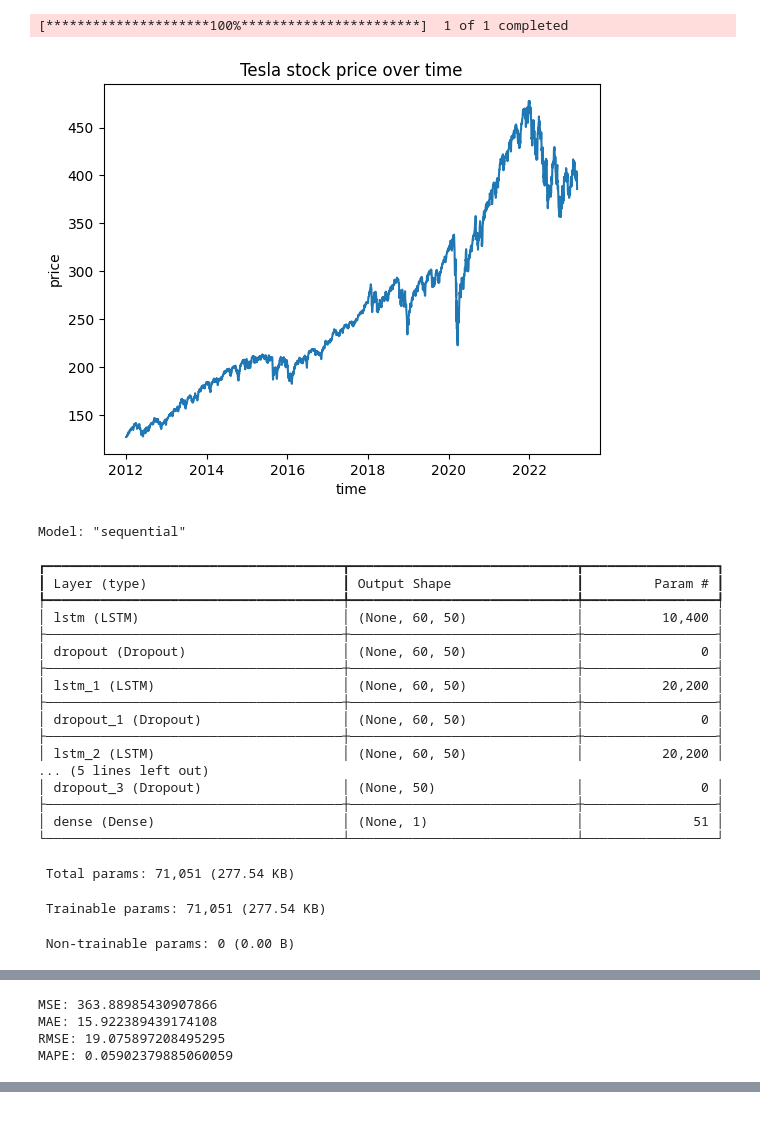
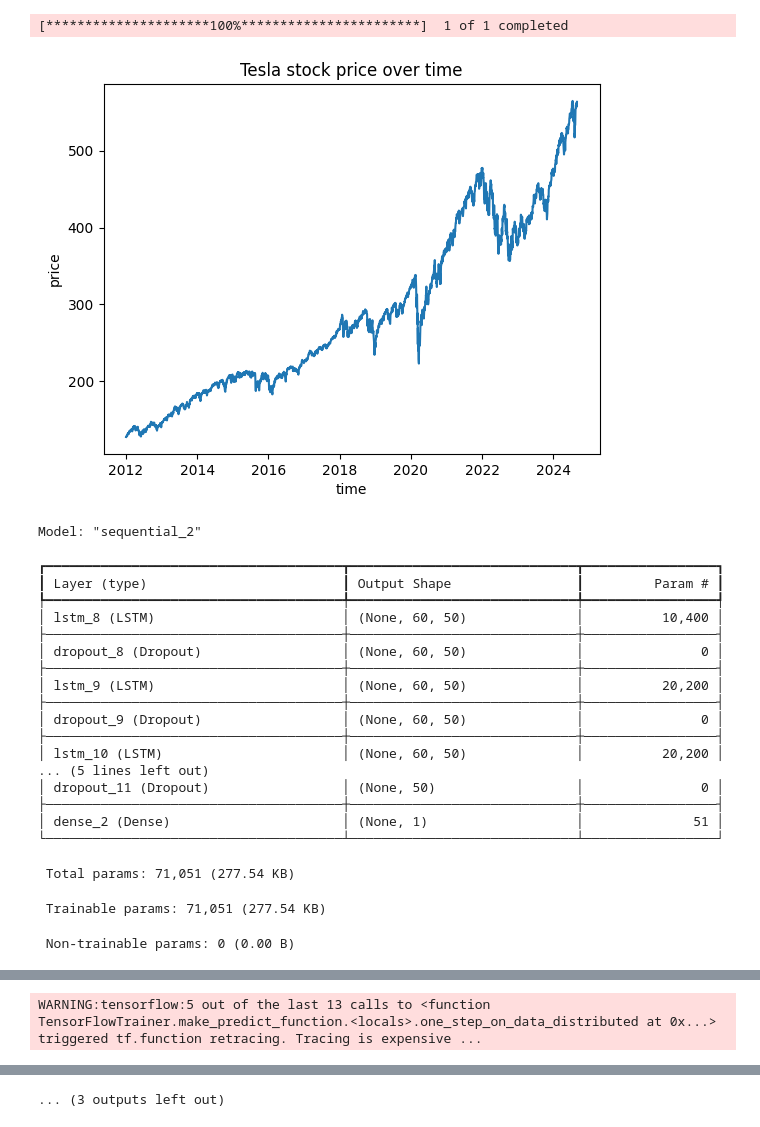
Before and after one commit to iakovkh/mypython, a Jupyter notebook: LSTM_example2.ipynb, the cells around one changed output, grey strips where cells are left out. Cells and saved outputs as stored; diff of their text form; code cells hidden in the pictures.

```diff
--- a/LSTM_example2.ipynb
+++ b/LSTM_example2.ipynb
@@ -14,7 +14,7 @@ warnings.filterwarnings('ignore')
 
 # download data using Yahoo finance API
 df = yf.download('SPY').reset_index()
-df = df[(df['Date'] >= "2012-01-01") & (df['Date'] <= "2023-03-12")].reset_index(drop=True)
+df = df[(df['Date'] >= "2012-01-01") & (df['Date'] <= "2024-09-01")].reset_index(drop=True)
 
 # plot closing price over time
 plt.plot(df["Date"], df["Close"])
@@ -29,8 +29,8 @@ scaler = MinMaxScaler(feature_range=(0,1))
 df['scaled_values'] = scaler.fit_transform(df['Close'].values.reshape(-1,1))
 
 # split data into train and training set
-train_data = df[df['Date'] < '2022-01-01']
-test_data = df[df['Date'] >= '2022-01-01']
+train_data = df[df['Date'] < '2024-01-01']
+test_data = df[df['Date'] >= '2024-01-01']
 
 # plotting the data
 plt.figure(figsize=(10,6))
@@ -98,53 +98,56 @@ model.fit(x_train, y_train, epochs = 10, batch_size = 32)
 predicted_stock_price = model.predict(x_test)
 predicted_stock_price = scaler.inverse_transform(predicted_stock_price)
 
 # plot all the series together
 plt.figure(figsize=(10,5), dpi=100)
 plt.plot(train_data['Date'], train_data['Close'], label='Training data')
 plt.plot(test_data['Date'], test_data['Close'], color = 'blue', label='Actual Stock Price')
 plt.plot(test_data[60:]['Date'], predicted_stock_price, color = 'orange',label='Predicted Stock Price')
 
-plt.title('Tesla Stock Price Prediction')
+# Set the x-axis limits to the desired date range
+plt.xlim(pd.Timestamp('2024-06-01'), pd.Timestamp('2024-09-01'))
+
+plt.title('Stock Price Prediction')
 plt.xlabel('Time')
-plt.ylabel('Tesla Stock Price')
+plt.ylabel('Stock Price')
 plt.legend(loc='upper left', fontsize=8)
 plt.show()
 
 from sklearn.metrics import mean_absolute_error
 import math
 
 y_true = test_data[60:]['Close'].values
 y_pred = predicted_stock_price
 
 # report performance
 mse = mean_squared_error(y_true, y_pred)
 print('MSE: '+str(mse))
 mae = mean_absolute_error(y_true, y_pred)
 print('MAE: '+str(mae))
 rmse = math.sqrt(mean_squared_error(y_true, y_pred))
 print('RMSE: '+str(rmse))
 mape = np.mean(np.abs(y_pred - y_true)/np.abs(y_true))
 print('MAPE: '+str(mape))
 # %% [output]
 [*********************100%***********************]  1 of 1 completed
-[figure, old version]
+[figure, new version]
-Model: "sequential"
+Model: "sequential_2"
 ┏━━━━━━━━━━━━━━━━━━━━━━━━━━━━━━━━━━━━━━┳━━━━━━━━━━━━━━━━━━━━━━━━━━━━━┳━━━━━━━━━━━━━━━━━┓
 ┃ Layer (type)                         ┃ Output Shape                ┃         Param # ┃
 ┡━━━━━━━━━━━━━━━━━━━━━━━━━━━━━━━━━━━━━━╇━━━━━━━━━━━━━━━━━━━━━━━━━━━━━╇━━━━━━━━━━━━━━━━━┩
-│ lstm (LSTM)                          │ (None, 60, 50)              │          10,400 │
+│ lstm_8 (LSTM)                        │ (None, 60, 50)              │          10,400 │
 ├──────────────────────────────────────┼─────────────────────────────┼─────────────────┤
-│ dropout (Dropout)                    │ (None, 60, 50)              │               0 │
+│ dropout_8 (Dropout)                  │ (None, 60, 50)              │               0 │
 ├──────────────────────────────────────┼─────────────────────────────┼─────────────────┤
-│ lstm_1 (LSTM)                        │ (None, 60, 50)              │          20,200 │
+│ lstm_9 (LSTM)                        │ (None, 60, 50)              │          20,200 │
 ├──────────────────────────────────────┼─────────────────────────────┼─────────────────┤
-│ dropout_1 (Dropout)                  │ (None, 60, 50)              │               0 │
+│ dropout_9 (Dropout)                  │ (None, 60, 50)              │               0 │
 ├──────────────────────────────────────┼─────────────────────────────┼─────────────────┤
-│ lstm_2 (LSTM)                        │ (None, 60, 50)              │          20,200 │
+│ lstm_10 (LSTM)                       │ (None, 60, 50)              │          20,200 │
 ... (5 lines left out)
-│ dropout_3 (Dropout)                  │ (None, 50)                  │               0 │
+│ dropout_11 (Dropout)                 │ (None, 50)                  │               0 │
 ├──────────────────────────────────────┼─────────────────────────────┼─────────────────┤
-│ dense (Dense)                        │ (None, 1)                   │              51 │
+│ dense_2 (Dense)                      │ (None, 1)                   │              51 │
 └──────────────────────────────────────┴─────────────────────────────┴─────────────────┘
  Total params: 71,051 (277.54 KB)
  Trainable params: 71,051 (277.54 KB)
@@ -171,4 +175 @@ Epoch 10/10
-MSE: 363.88985430907866
-MAE: 15.922389439174108
-RMSE: 19.075897208495295
-MAPE: 0.05902379885060059
+WARNING:tensorflow:5 out of the last 13 calls to <function TensorFlowTrainer.make_predict_function.<locals>.one_step_on_data_distributed at 0x...> triggered tf.function retracing. Tracing is expensive ...
@@ -174,0 +179 @@ MAPE: 0.05902379885060059
+... (3 outputs left out)
```
Also changed, not shown: parts of 1 cell of this notebook.
